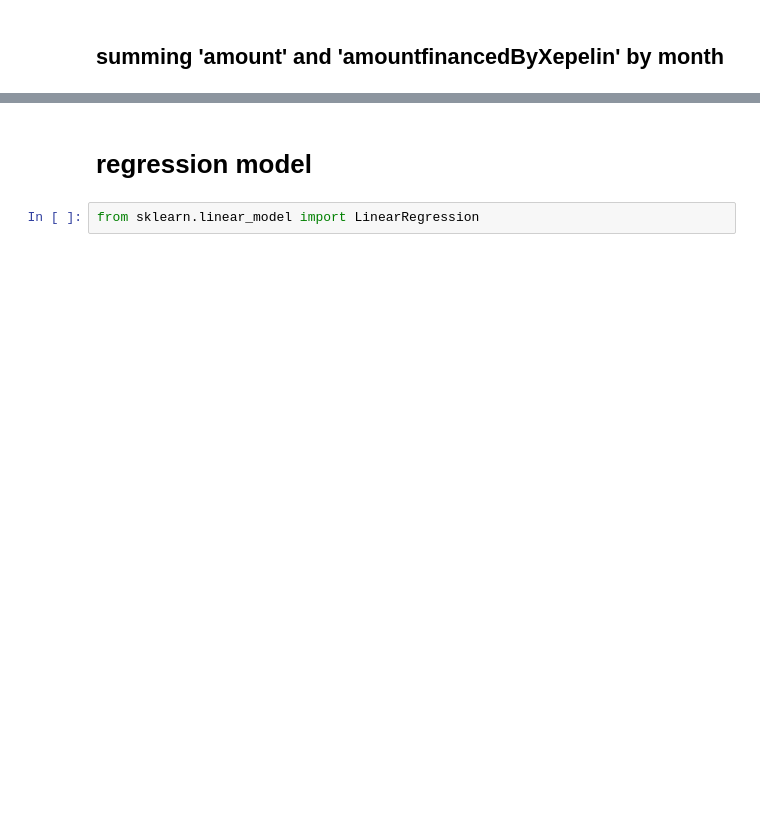
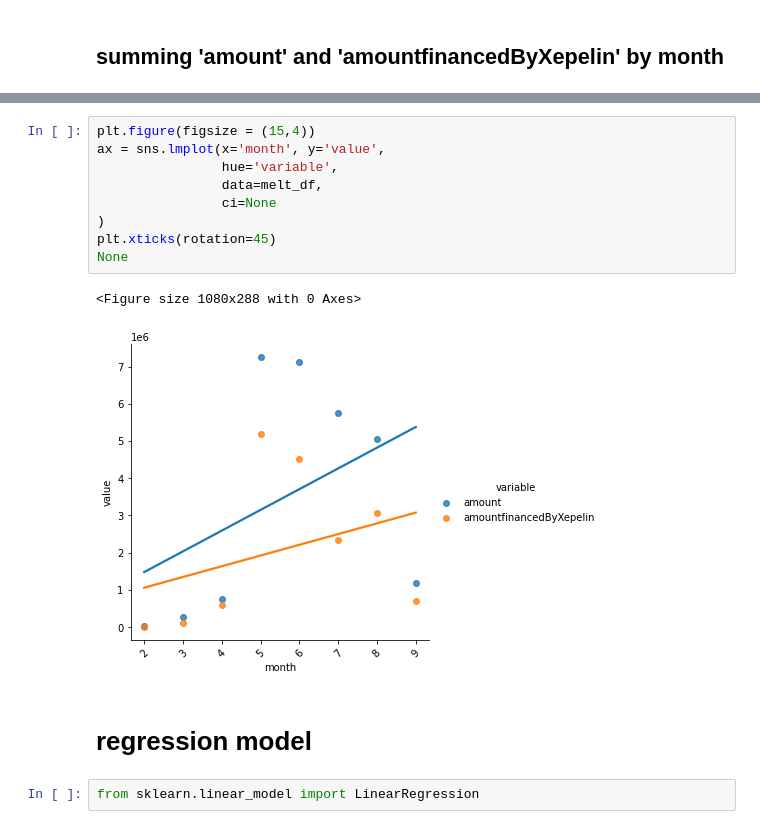
Before and after one commit to andrescerv/xepelin-challenge, a Jupyter notebook: notebook.ipynb, the cells around one changed output, grey strips where cells are left out. Saved outputs shown, nothing was run; the diff lists cells and outputs as text; blank space fills up the shorter version.

```diff
--- a/notebook.ipynb
+++ b/notebook.ipynb
@@ -239,3 +169,15 @@ None
+# %%
+plt.figure(figsize = (15,4))
+ax = sns.lmplot(x='month', y='value',
+                hue='variable',
+                data=melt_df,
+                ci=None
+)
+plt.xticks(rotation=45)
+None
+# %% [output]
+<Figure size 1080x288 with 0 Axes>
+[figure, added]
 # %% [markdown]
 # regression model
 # %%
```
Also changed, not shown: parts of 30 cells of this notebook, 1 other file.
